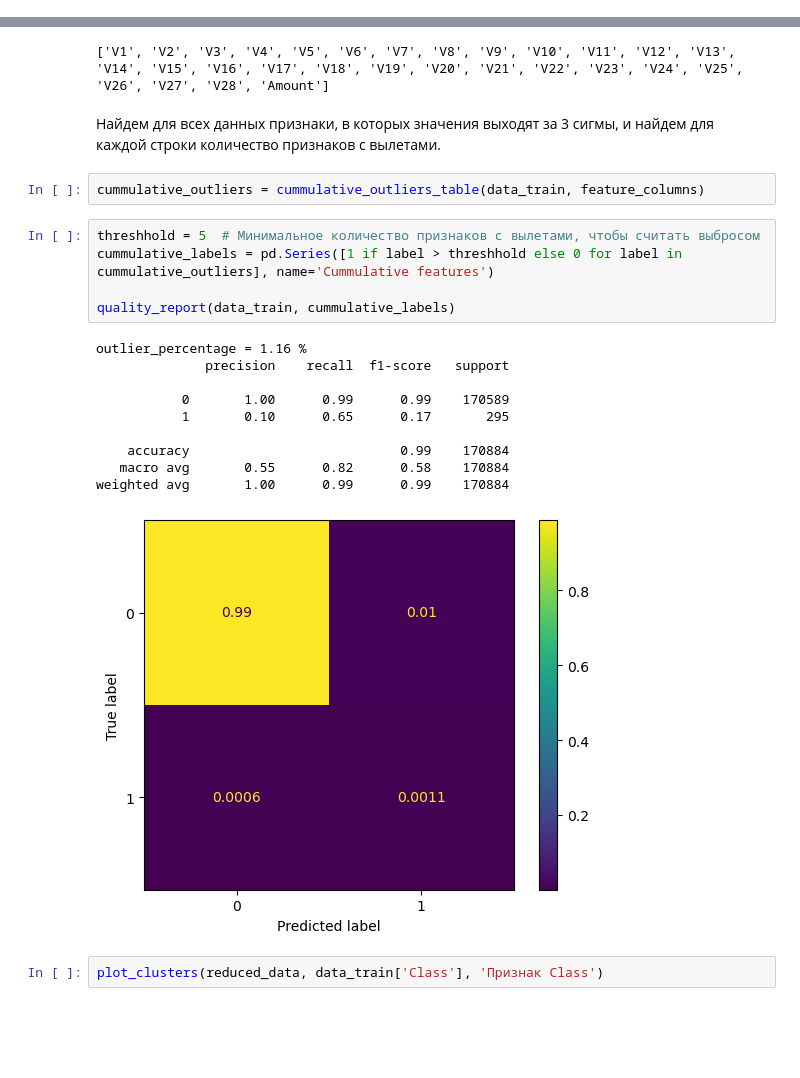
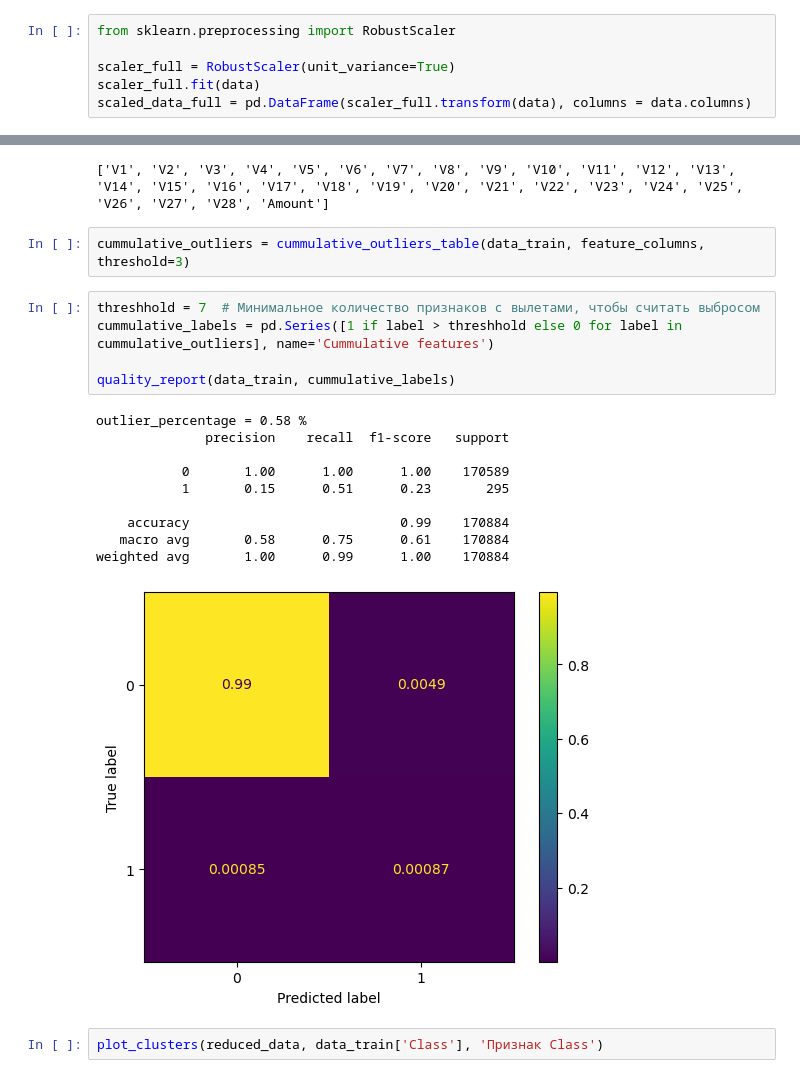
Before and after one commit to Na-ta-ly/otus-ml, a Jupyter notebook: Prof/hw_3/HW_03.ipynb, the cells around one changed output, grey strips where cells are left out. Cells and saved outputs as stored; diff of their text form; blank space fills up the shorter version.

```diff
--- a/Prof/hw_3/HW_03.ipynb
+++ b/Prof/hw_3/HW_03.ipynb
@@ -185,0 +220,6 @@ plot_clusters(reduced_data, compressed_data['Class'], 'Признак Class')
+# %%
+from sklearn.preprocessing import RobustScaler
+
+scaler_full = RobustScaler(unit_variance=True)
+scaler_full.fit(data)
+scaled_data_full = pd.DataFrame(scaler_full.transform(data), columns = data.columns)
@@ -235,26 +331,24 @@ feature_columns.remove('Time')
 print(feature_columns)
 # %% [output]
 ['V1', 'V2', 'V3', 'V4', 'V5', 'V6', 'V7', 'V8', 'V9', 'V10', 'V11', 'V12', 'V13', 'V14', 'V15', 'V16', 'V17', 'V18', 'V19', 'V20', 'V21', 'V22', 'V23', 'V24', 'V25', 'V26', 'V27', 'V28', 'Amount']
-# %% [markdown]
-Найдем для всех данных признаки, в которых значения выходят за 3 сигмы, и найдем для каждой строки количество признаков с вылетами.
 # %%
-cummulative_outliers = cummulative_outliers_table(data_train, feature_columns)
+cummulative_outliers = cummulative_outliers_table(data_train, feature_columns, threshold=3)
 # %%
-threshhold = 5  # Минимальное количество признаков с вылетами, чтобы считать выбросом
+threshhold = 7  # Минимальное количество признаков с вылетами, чтобы считать выбросом
 cummulative_labels = pd.Series([1 if label > threshhold else 0 for label in cummulative_outliers], name='Cummulative features')
 
 quality_report(data_train, cummulative_labels)
 # %% [output]
-outlier_percentage = 1.16 %
+outlier_percentage = 0.58 %
               precision    recall  f1-score   support
 
-           0       1.00      0.99      0.99    170589
-           1       0.10      0.65      0.17       295
+           0       1.00      1.00      1.00    170589
+           1       0.15      0.51      0.23       295
 
     accuracy                           0.99    170884
-   macro avg       0.55      0.82      0.58    170884
-weighted avg       1.00      0.99      0.99    170884
+   macro avg       0.58      0.75      0.61    170884
+weighted avg       1.00      0.99      1.00    170884
-[figure, old version]
+[figure, new version]
 # %%
 plot_clusters(reduced_data, data_train['Class'], 'Признак Class')
 # %% [output]
```
Also changed, not shown: parts of 46 cells of this notebook.
